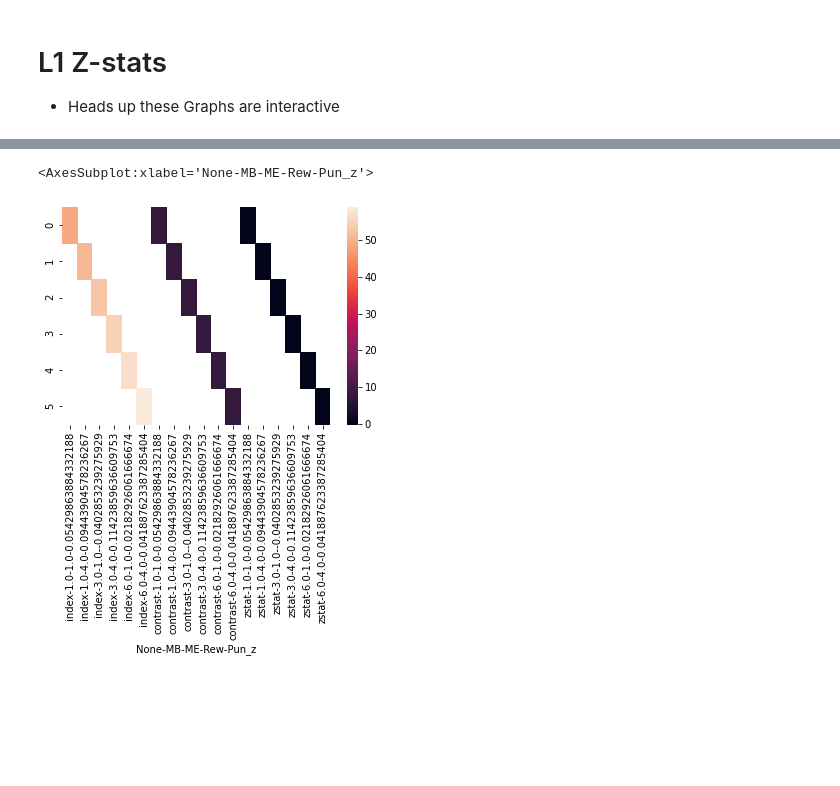
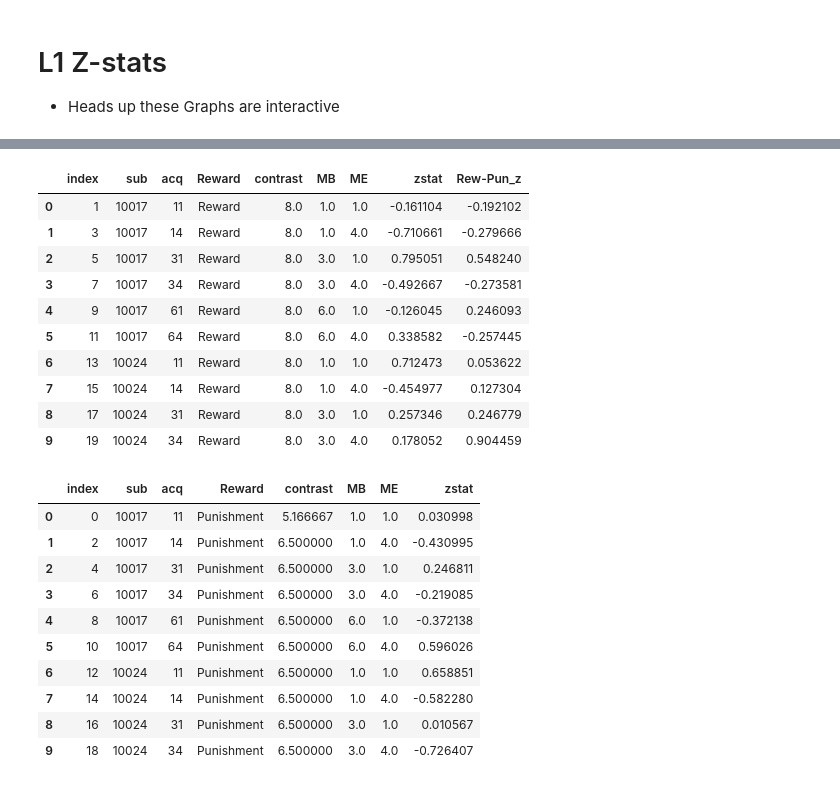
Before and after one commit to DVS-Lab/rf1-sequence-pilot, a Jupyter notebook: code/Compute_TSNR.ipynb, the cells around one changed output, grey strips where cells are left out. Saved outputs shown, nothing was run; the diff lists cells and outputs as text; code cells hidden in the pictures; blank space fills up the shorter version.

```diff
--- a/code/Compute_TSNR.ipynb
+++ b/code/Compute_TSNR.ipynb
@@ -407,7 +431,26 @@ plt.show()
-# %%
-pivot=rew.groupby(by=['MB','ME']).mean().reset_index()
-pivot=pivot.pivot(columns=['MB','ME','Rew-Pun_z'])
-sns.heatmap(pivot)
-# %% [output]
-<AxesSubplot:xlabel='None-MB-ME-Rew-Pun_z'>
-[figure, removed]
+# %%
+display(rew.head(10))
+display(pun.head(10))
+# %% [output]
+|  | index | sub | acq | Reward | contrast | MB | ME | zstat | Rew-Pun_z |
+| 0 | 1 | 10017 | 11 | Reward | 8.0 | 1.0 | 1.0 | -0.161104 | -0.192102 |
+| 1 | 3 | 10017 | 14 | Reward | 8.0 | 1.0 | 4.0 | -0.710661 | -0.279666 |
+| 2 | 5 | 10017 | 31 | Reward | 8.0 | 3.0 | 1.0 | 0.795051 | 0.548240 |
+| 3 | 7 | 10017 | 34 | Reward | 8.0 | 3.0 | 4.0 | -0.492667 | -0.273581 |
+| 4 | 9 | 10017 | 61 | Reward | 8.0 | 6.0 | 1.0 | -0.126045 | 0.246093 |
+| 5 | 11 | 10017 | 64 | Reward | 8.0 | 6.0 | 4.0 | 0.338582 | -0.257445 |
+| 6 | 13 | 10024 | 11 | Reward | 8.0 | 1.0 | 1.0 | 0.712473 | 0.053622 |
+| 7 | 15 | 10024 | 14 | Reward | 8.0 | 1.0 | 4.0 | -0.454977 | 0.127304 |
+| 8 | 17 | 10024 | 31 | Reward | 8.0 | 3.0 | 1.0 | 0.257346 | 0.246779 |
+| 9 | 19 | 10024 | 34 | Reward | 8.0 | 3.0 | 4.0 | 0.178052 | 0.904459 |
+|  | index | sub | acq | Reward | contrast | MB | ME | zstat |
+| 0 | 0 | 10017 | 11 | Punishment | 5.166667 | 1.0 | 1.0 | 0.030998 |
+| 1 | 2 | 10017 | 14 | Punishment | 6.500000 | 1.0 | 4.0 | -0.430995 |
+| 2 | 4 | 10017 | 31 | Punishment | 6.500000 | 3.0 | 1.0 | 0.246811 |
+| 3 | 6 | 10017 | 34 | Punishment | 6.500000 | 3.0 | 4.0 | -0.219085 |
+| 4 | 8 | 10017 | 61 | Punishment | 6.500000 | 6.0 | 1.0 | -0.372138 |
+| 5 | 10 | 10017 | 64 | Punishment | 6.500000 | 6.0 | 4.0 | 0.596026 |
+| 6 | 12 | 10024 | 11 | Punishment | 6.500000 | 1.0 | 1.0 | 0.658851 |
+| 7 | 14 | 10024 | 14 | Punishment | 6.500000 | 1.0 | 4.0 | -0.582280 |
+| 8 | 16 | 10024 | 31 | Punishment | 6.500000 | 3.0 | 1.0 | 0.010567 |
+| 9 | 18 | 10024 | 34 | Punishment | 6.500000 | 3.0 | 4.0 | -0.726407 |
```
Also changed, not shown: parts of 7 cells of this notebook, 36 other files.
